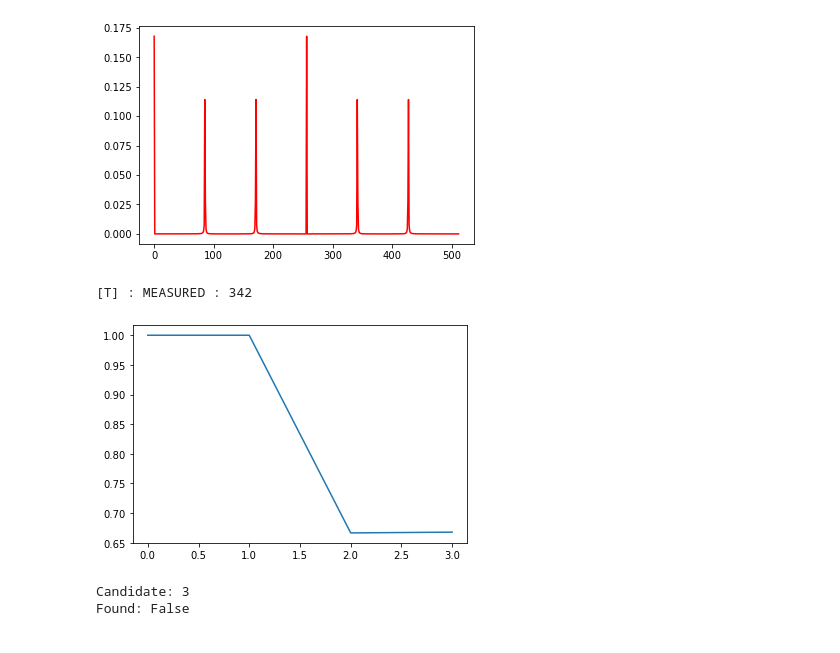
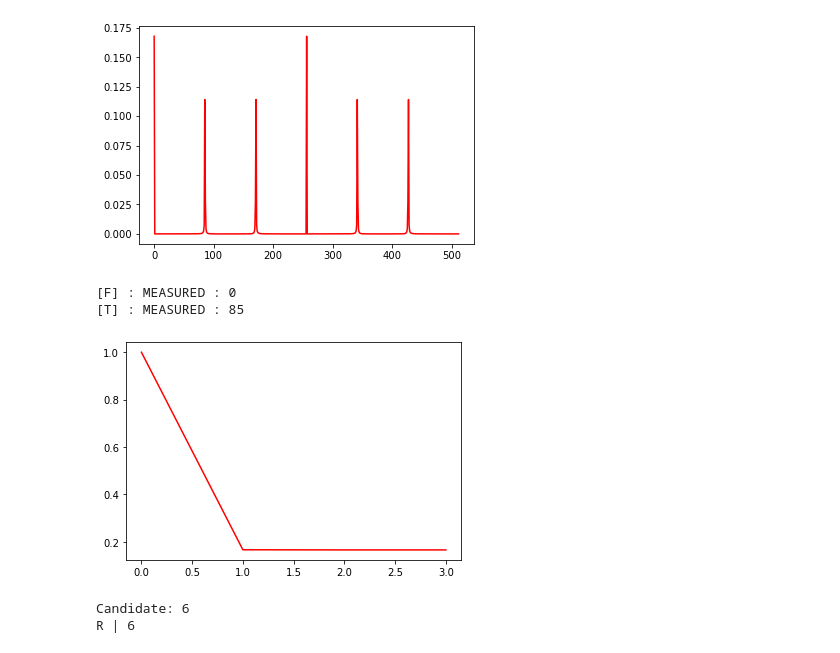
Before and after one commit to jt9485/shor, a Jupyter notebook: notebook.ipynb, the cells around one changed output. Cells and saved outputs as stored; diff of their text form; code cells hidden in the pictures.

```diff
--- a/notebook.ipynb
+++ b/notebook.ipynb
@@ -17,6 +17,7 @@ x = int(input("x: "))
 
 t = math.floor(2 * math.log2(n)) + 1
 
+r = 1
 n_states = 2 ** t
 prob = np.empty(n_states, dtype=np.double)
 # %% [output]
@@ -53,16 +54,33 @@ plt.show()
 # %% [output]
 [figure]
 # %%
+assert(x != 1)
 m = np.random.choice(range(2**t), p=prob)
 while m == 0:
     print("[F] : MEASURED : 0")
     m = np.random.choice(range(2**t), p=prob)
 print("[T] : MEASURED : {}".format(m))
+
+convergents = classical.get_convergents(m, n_states)
+plt.plot(convergents, 'r')
+plt.show()
+
+d = 1
+for c in convergents:
+    if c.denominator < n:
+        d = c.denominator
+r *= d
+x = classical.power_mod(x, d, n)
+
+print("Candidate: {}".format(d))
+
+if x == 1:
+    print("R | {}".format(r))
+else:
+    print("Not found yet\nRerun cell")
 # %% [output]
-[T] : MEASURED : 342
+[F] : MEASURED : 0
+[T] : MEASURED : 85
+[figure, added]
+Candidate: 6
+R | 6
-# %%
-convergents = classical.get_convergents(m, n_states)
-plt.plot(convergents)
-plt.show()
-# %% [output]
-[figure, removed]
@@ -74,6 +86,0 @@ for c in convergents:
-# %%
-print("Candidate: {}".format(d))
-print("Found: {}".format(classical.power_mod(x, d, n) == 1))
-# %% [output]
-Candidate: 3
-Found: False
```
Also changed, not shown: parts of 3 cells of this notebook.
